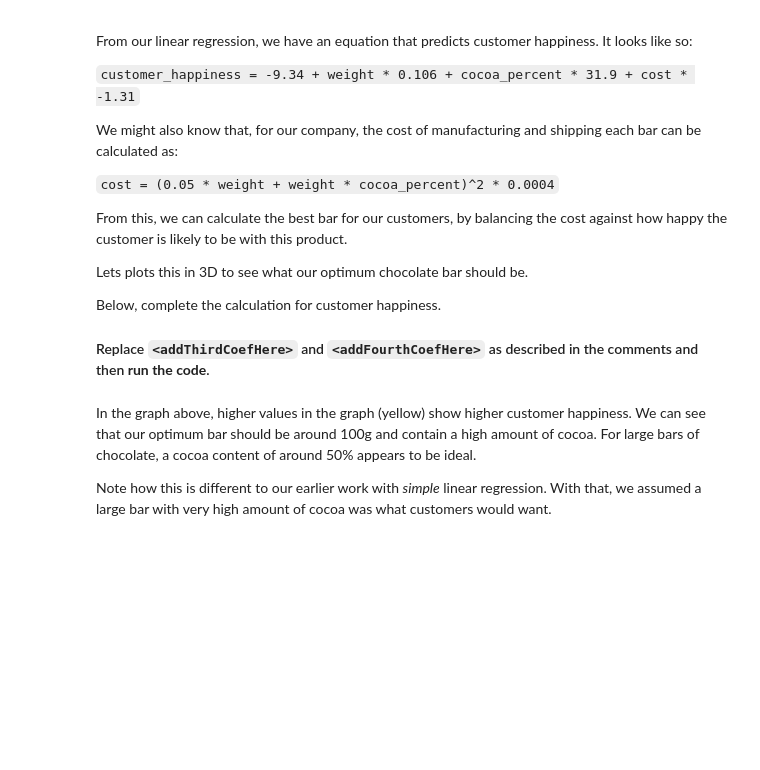
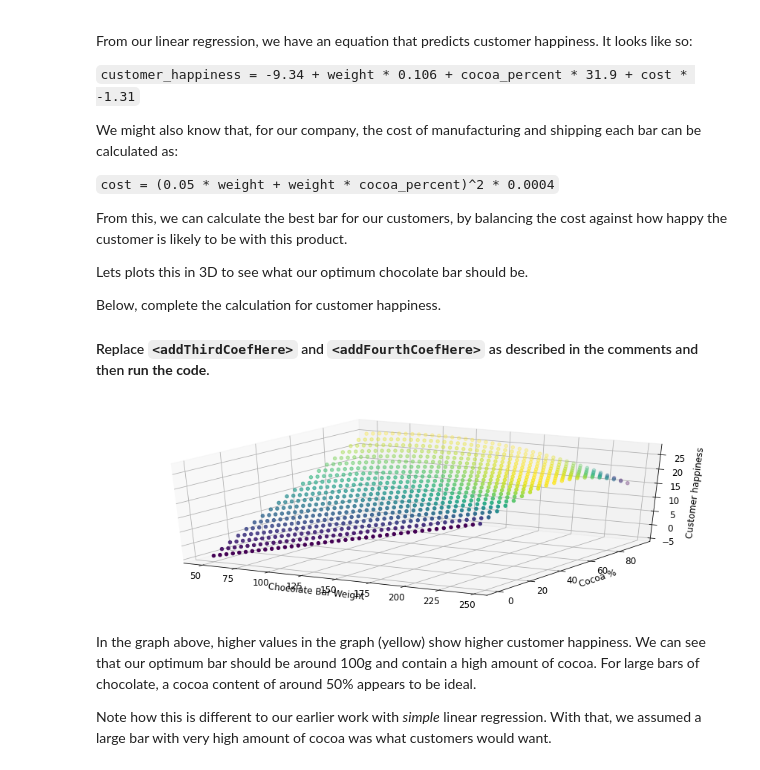
Before and after one commit to AlmaAlmanza88/colabeje127ms, a Jupyter notebook: 03. Multiple Linear Regression - Python.ipynb, the cells around one changed output. Cells and saved outputs as stored; diff of their text form; code cells hidden in the pictures; blank space fills up the shorter version.

```diff
--- a/03. Multiple Linear Regression - Python.ipynb
+++ b/03. Multiple Linear Regression - Python.ipynb
@@ -119,7 +127,7 @@ __Alternatively, we can use multiple linear regression__. Multiple linear regres
 ###
 # IN THE LINE BELOW REPLACE <addCocoaPercentHere> WITH cocoa_percent AND <addCostPercentHere> WITH cost
 ###
-formula = 'customer_happiness ~ weight + <addCocoaPercentHere> + <addCostPercentHere>'
+formula = 'customer_happiness ~ weight + cocoa_percent + cost'
 ###
 
 # This creates a new model with all three features
@@ -177,34 +192,36 @@ def CalculateCustomerHappiness(weight, cocoa_percent):
     # REPLACE THE <addThirdCoefHere> AND <addFourthCoefHere> BELOW WITH THE THIRD AND FOURTH COEFFICIENTS
     # YOU'LL FIND THEM JUST ABOVE THESE COMMENTS!
     # THE FIRST TWO HAVE ALREADY BEEN COMPLETED FOR YOU
     ###
-    customer_happiness = (coeff_intercept) + (weight * coeff_weight) + (cocoa_fraction * <addThirdCoefHere>) + (cost * <addFourthCoefHere>)
+    customer_happiness = (coeff_intercept) + (weight * coeff_weight) + (cocoa_fraction * coeff_cocoa) + (cost * coeff_cost)
     ###
 
     return customer_happiness
 
 
 # Don't edit this part! This creates our graph.
 def Graph3d():
     # This creates a 3D graph of likely customer happiness with different types of chocolate bar
     fig = graph.figure()
     ax = fig.add_subplot(111, projection='3d')
 
     cocoaPercentages=range(0,100,5)
     for weight in range(50,250,5):
         happiness=[]
         for cocoa in cocoaPercentages:
             happiness.append(CalculateCustomerHappiness(weight,cocoa))
 
         ax.scatter(np.full(len(happiness),weight), cocoaPercentages, happiness,c=happiness)
 
     ax.set_xlabel('Chocolate Bar Weight')
     ax.set_ylabel('Cocoa %')
     ax.set_zlabel('Customer happiness')
 
     graph.show()
 
 Graph3d()
+# %% [output]
+[figure, added]
 # %% [markdown]
 In the graph above, higher values in the graph (yellow) show higher customer happiness. We can see that our optimum bar should be around 100g and contain a high amount of cocoa. For large bars of chocolate, a cocoa content of around 50% appears to be ideal.
 
```
Also changed, not shown: parts of 6 cells of this notebook.
